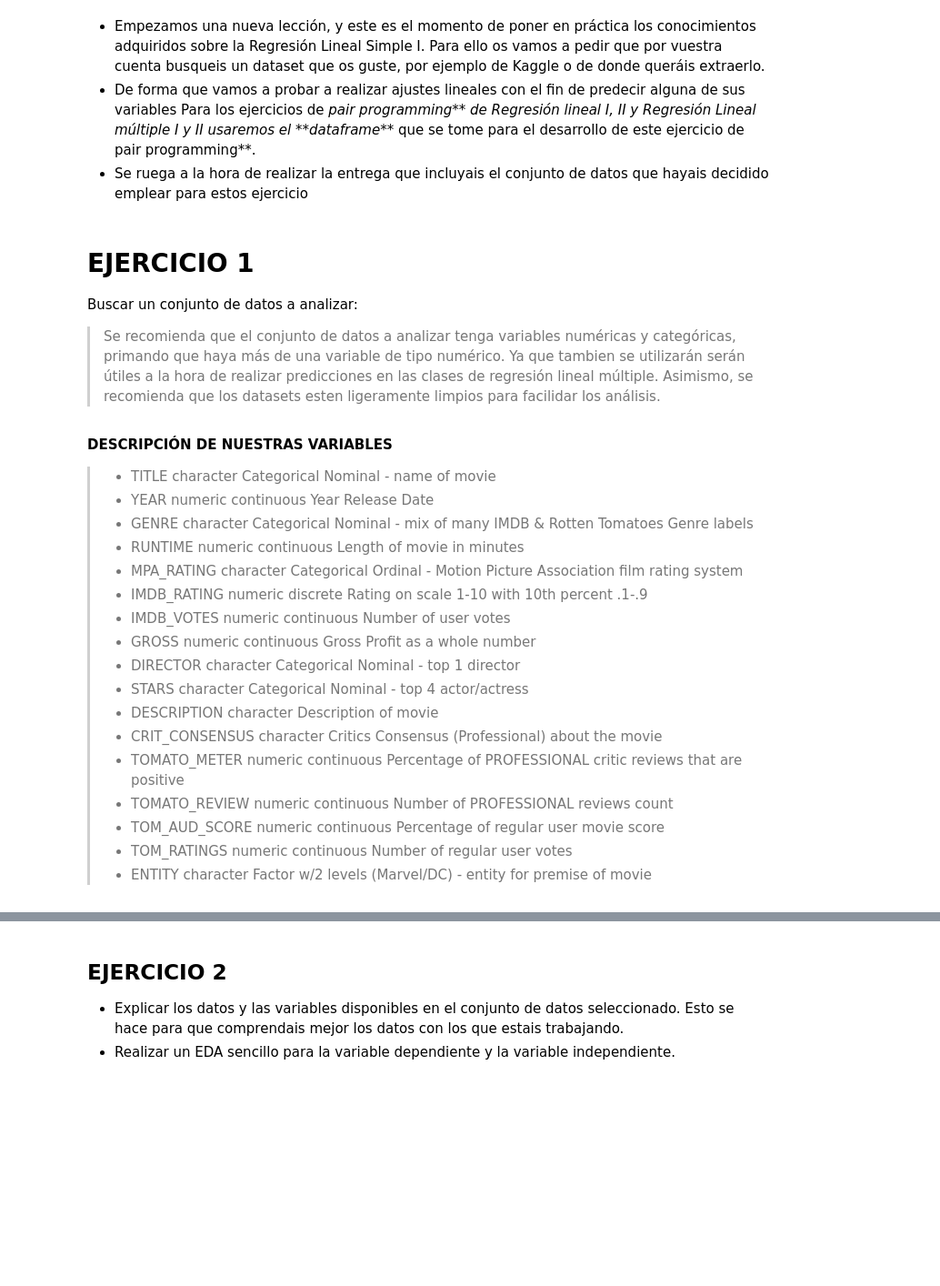
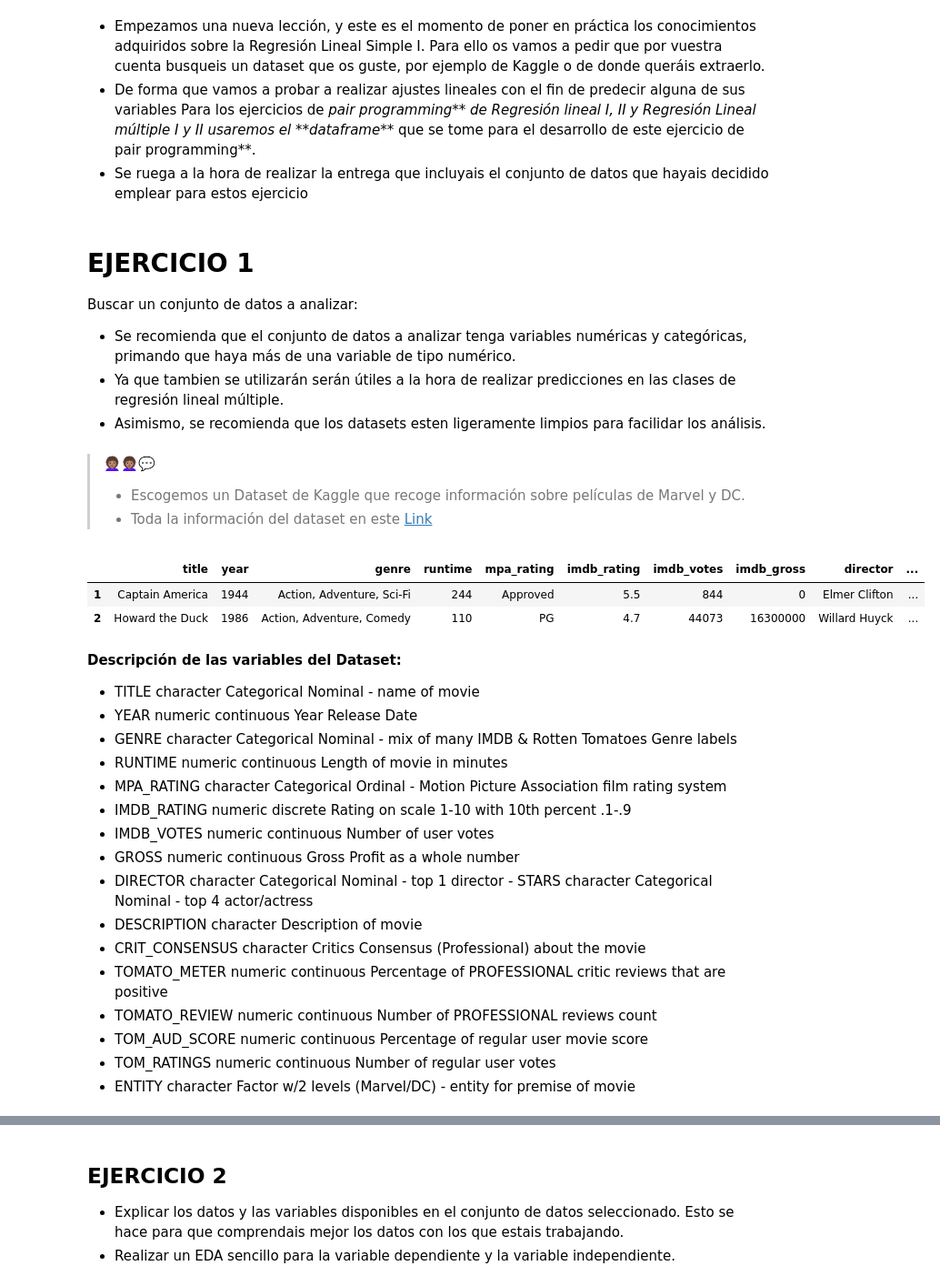
Before and after one commit to Adalab/DA-promo-a-modulo-3-pair-1-Almudena-Lara, a Jupyter notebook: REGRESIÓN/1_Regresión1.ipynb, the cells around one changed output, grey strips where cells are left out. Shown at 91% size. Drawn from its saved outputs; the diff is of its cells as text; code cells hidden in the pictures; blank space fills up the shorter version.

```diff
--- a/REGRESIÓN/1_Regresión1.ipynb
+++ b/REGRESIÓN/1_Regresión1.ipynb
@@ -12,29 +15,36 @@ import matplotlib.pyplot as plt
 # %% [markdown]
 # EJERCICIO 1
 Buscar un conjunto de datos a analizar:
->Se recomienda que el conjunto de datos a analizar tenga variables numéricas y categóricas, primando que haya más de una variable de tipo numérico.
-> Ya que tambien se utilizarán serán útiles a la hora de realizar predicciones en las clases de regresión lineal múltiple.
->Asimismo, se recomienda que los datasets esten ligeramente limpios para facilidar los análisis.
+- Se recomienda que el conjunto de datos a analizar tenga variables numéricas y categóricas, primando que haya más de una variable de tipo numérico.
+- Ya que tambien se utilizarán serán útiles a la hora de realizar predicciones en las clases de regresión lineal múltiple.
+- Asimismo, se recomienda que los datasets esten ligeramente limpios para facilidar los análisis.
+# %% [markdown]
+> 👩🏽‍🦱👩🏽‍🦱💬
+> - Escogemos un Dataset de Kaggle que recoge información sobre películas de Marvel y DC.
+> - Toda la información del dataset en este [Link](https://www.kaggle.com/datasets/jcraggy/marvel-vs-dc-imdb-rotten-tomatoes/ "Title")
 # %%
 df = pd.read_csv("mdc.csv", encoding="latin-1", index_col= 0)
-df.head()
+df.head(2)
+# %% [output]
+|  | title | year | genre | runtime | mpa_rating | imdb_rating | imdb_votes | imdb_gross | director | ... |
+| 1 | Captain America | 1944 | Action, Adventure, Sci-Fi | 244 | Approved | 5.5 | 844 | 0 | Elmer Clifton | ... |
+| 2 | Howard the Duck | 1986 | Action, Adventure, Comedy | 110 | PG | 4.7 | 44073 | 16300000 | Willard Huyck | ... |
 # %% [markdown]
-**DESCRIPCIÓN DE NUESTRAS VARIABLES**
-> - TITLE character Categorical Nominal - name of movie
-> - YEAR numeric continuous Year Release Date
-> - GENRE character Categorical Nominal - mix of many IMDB & Rotten Tomatoes Genre labels
-> - RUNTIME numeric continuous Length of movie in minutes
-> - MPA_RATING character Categorical Ordinal - Motion Picture Association film rating system
-> - IMDB_RATING numeric discrete Rating on scale 1-10 with 10th percent .1-.9
-> - IMDB_VOTES numeric continuous Number of user votes
-> - GROSS numeric continuous Gross Profit as a whole number
-> - DIRECTOR character Categorical Nominal - top 1 director
-> - STARS character Categorical Nominal - top 4 actor/actress
-> - DESCRIPTION character Description of movie
-> - CRIT_CONSENSUS character Critics Consensus (Professional) about the movie
-> - TOMATO_METER numeric continuous Percentage of PROFESSIONAL critic reviews that are positive
-> - TOMATO_REVIEW numeric continuous Number of PROFESSIONAL reviews count
-> - TOM_AUD_SCORE numeric continuous Percentage of regular user movie score
-> - TOM_RATINGS numeric continuous Number of regular user votes
-> - ENTITY character Factor w/2 levels (Marvel/DC) - entity for premise of movie
+**Descripción de las variables del Dataset:**
+ - TITLE character Categorical Nominal - name of movie
+ - YEAR numeric continuous Year Release Date
+ - GENRE character Categorical Nominal - mix of many IMDB & Rotten Tomatoes Genre labels
+ - RUNTIME numeric continuous Length of movie in minutes
+ - MPA_RATING character Categorical Ordinal - Motion Picture Association film rating system
+ - IMDB_RATING numeric discrete Rating on scale 1-10 with 10th percent .1-.9
+ - IMDB_VOTES numeric continuous Number of user votes
+ - GROSS numeric continuous Gross Profit as a whole number
+ - DIRECTOR character Categorical Nominal - top 1 director - STARS character Categorical Nominal - top 4 actor/actress
+ - DESCRIPTION character Description of movie
+ - CRIT_CONSENSUS character Critics Consensus (Professional) about the movie
+ - TOMATO_METER numeric continuous Percentage of PROFESSIONAL critic reviews that are positive
+ - TOMATO_REVIEW numeric continuous Number of PROFESSIONAL reviews count
+ - TOM_AUD_SCORE numeric continuous Percentage of regular user movie score
+ - TOM_RATINGS numeric continuous Number of regular user votes
+ - ENTITY character Factor w/2 levels (Marvel/DC) - entity for premise of movie
 # %% [markdown]
```
Also changed, not shown: parts of 22 cells of this notebook, 1 other file.
